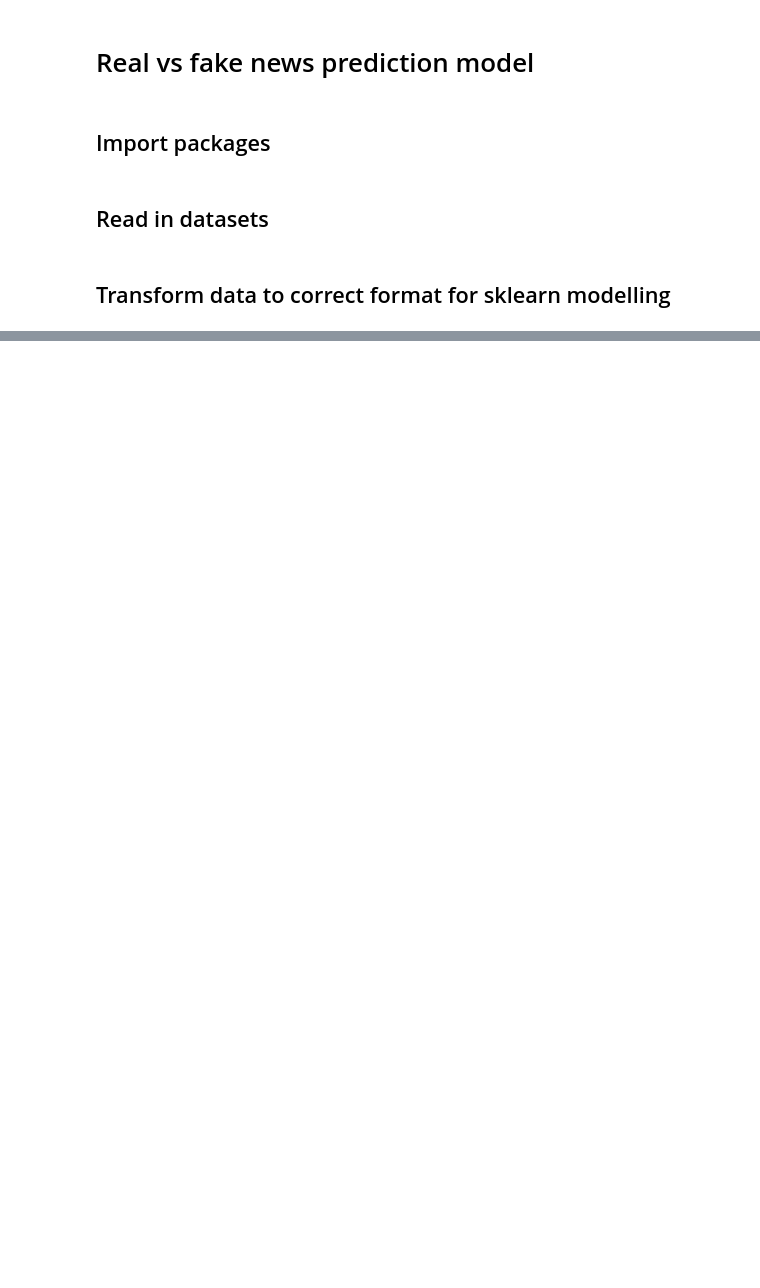
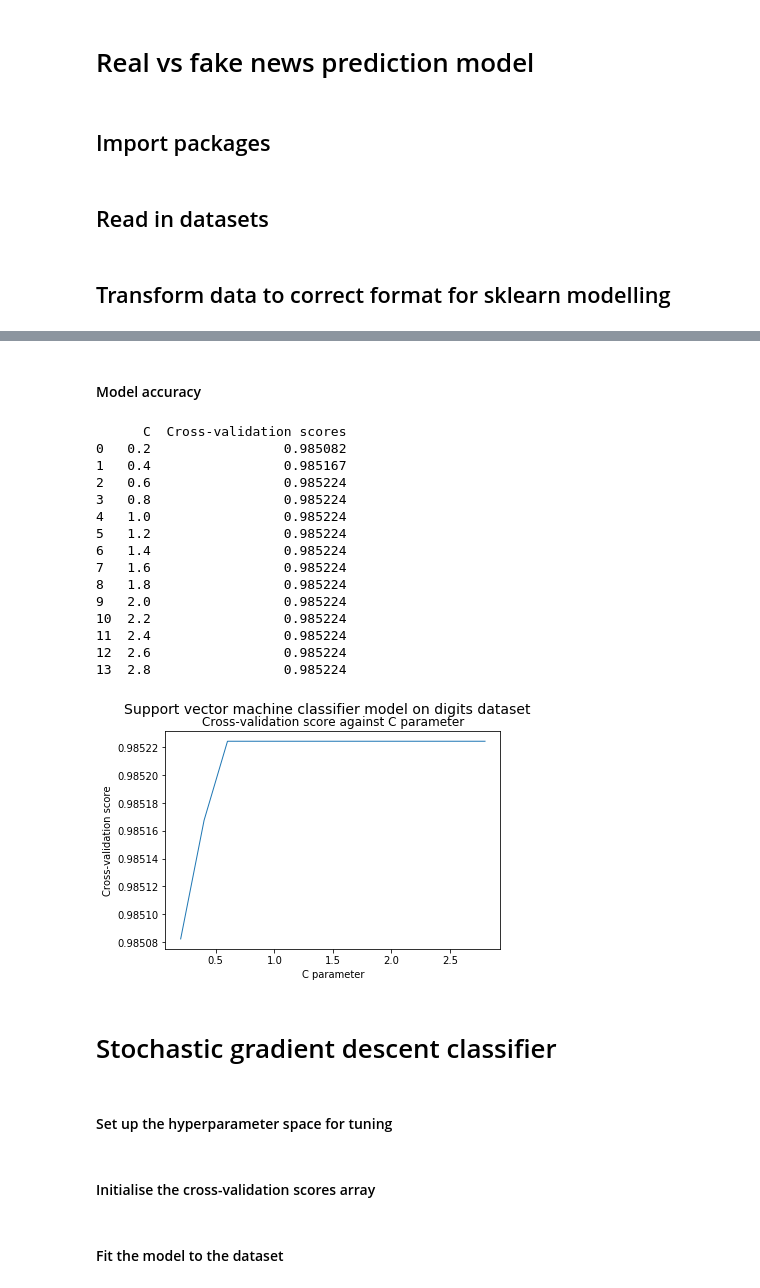
Before and after one commit to guybrettrobertson/personal_projects, a Jupyter notebook: prediction_model.ipynb, the cells around one changed output, grey strips where cells are left out. Saved outputs shown, nothing was run; the diff lists cells and outputs as text; code cells hidden in the pictures; blank space fills up the shorter version.

```diff
--- a/prediction_model.ipynb
+++ b/prediction_model.ipynb
@@ -26,0 +111,2 @@ news_df = pd.concat([real_df, fake_df])
+# %%
+C_space = np.arange(0.2, 3, 0.2)
@@ -26,0 +115,2 @@ news_df = pd.concat([real_df, fake_df])
+# %%
+cv_scores = []
@@ -26,0 +119,41 @@ news_df = pd.concat([real_df, fake_df])
+# %%
+tic = time.perf_counter()
+for C in C_space:
+    svc = svm.LinearSVC(C = C, max_iter = 2000)
+    cv_score = np.mean(cross_val_score(svc, X_train, y_train, cv = 5))
+    cv_scores.append(cv_score)
+toc = time.perf_counter()
+print(round(toc - tic, 0), 'seconds')
+# %% [markdown]
+#### Model accuracy
+# %%
+print(pd.DataFrame({'C': C_space,
+                   'Cross-validation scores': cv_scores}))
+
+plt.plot(C_space, cv_scores, linewidth = 1)
+plt.suptitle('Support vector machine classifier model on digits dataset', size = 14)
+plt.title('Cross-validation score against C parameter')
+plt.xlabel('C parameter')
+plt.ylabel('Cross-validation score')
+plt.show()
+# %% [output]
+      C  Cross-validation scores
+0   0.2                 0.985082
+1   0.4                 0.985167
+2   0.6                 0.985224
+3   0.8                 0.985224
+4   1.0                 0.985224
+5   1.2                 0.985224
+6   1.4                 0.985224
+7   1.6                 0.985224
+8   1.8                 0.985224
+9   2.0                 0.985224
+10  2.2                 0.985224
+11  2.4                 0.985224
+12  2.6                 0.985224
+13  2.8                 0.985224
+[figure, added]
+# %% [markdown]
+# Stochastic gradient descent classifier
+# %% [markdown]
+#### Set up the hyperparameter space for tuning
@@ -26,0 +162,2 @@ news_df = pd.concat([real_df, fake_df])
+# %% [markdown]
+#### Initialise the cross-validation scores array
@@ -26,0 +166,2 @@ news_df = pd.concat([real_df, fake_df])
+# %% [markdown]
+#### Fit the model to the dataset
```
Also changed, not shown: parts of 42 cells of this notebook.
